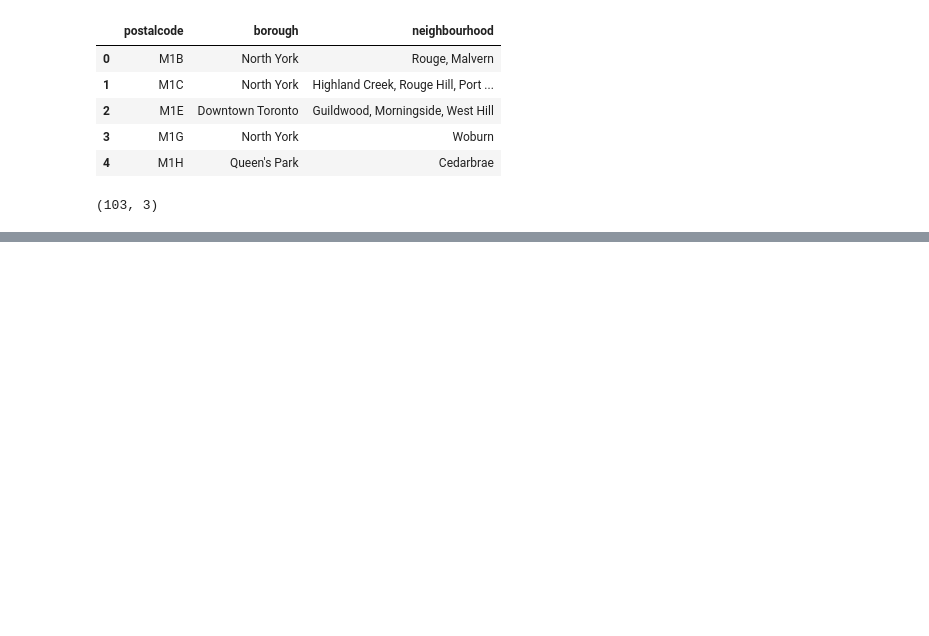
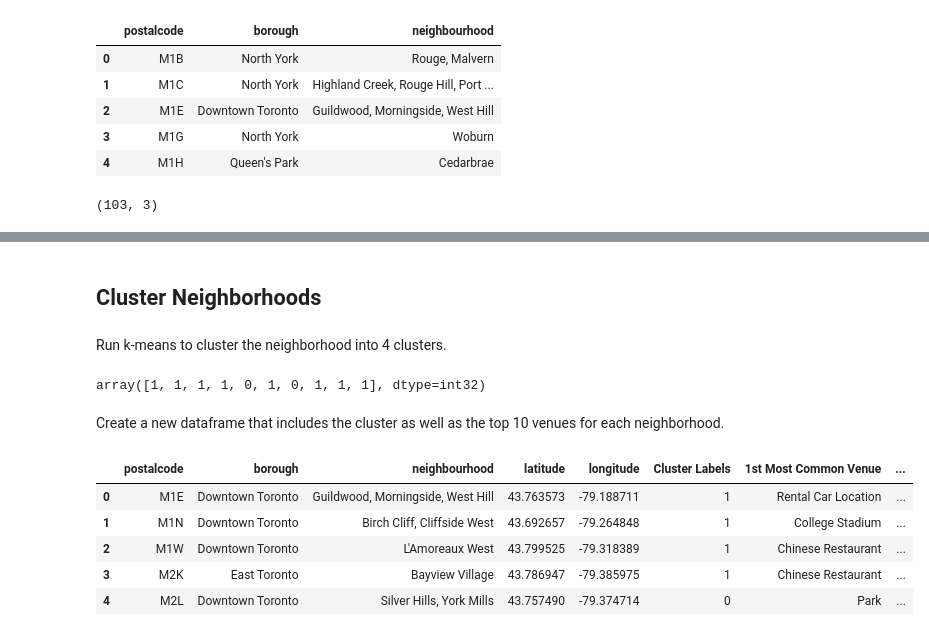
Before and after one commit to ThomVersteeg/Coursera_Capstone, a Jupyter notebook: capstone project week 3.ipynb, the cells around one changed output, grey strips where cells are left out. Saved outputs shown, nothing was run; the diff lists cells and outputs as text; code cells hidden in the pictures; blank space fills up the shorter version.

```diff
--- a/capstone project week 3.ipynb
+++ b/capstone project week 3.ipynb
@@ -132,0 +487,36 @@ SyntaxError: invalid syntax (<ipython-input-77-bcb757b897b4>, line 1)
+# %% [markdown]
+## Cluster Neighborhoods
+# %% [markdown]
+Run k-means to cluster the neighborhood into 4 clusters.
+# %%
+# set number of clusters
+kclusters = 4
+
+toronto_grouped_clustering = toronto_grouped.drop('neighbourhood', 1)
+
+# run k-means clustering
+kmeans = KMeans(n_clusters=kclusters, random_state=0).fit(toronto_grouped_clustering)
+
+# check cluster labels generated for each row in the dataframe
+kmeans.labels_[0:10]
+# %% [output]
+array([1, 1, 1, 1, 0, 1, 0, 1, 1, 1], dtype=int32)
+# %% [markdown]
+Create a new dataframe that includes the cluster as well as the top 10 venues for each neighborhood.
+# %%
+# add clustering labels
+neighbourhoods_venues_sorted.insert(0, 'Cluster Labels', kmeans.labels_)
+
+toronto_merged = toronto_data
+
+# merge toronto_grouped with toronto_data to add latitude/longitude for each neighborhood
+toronto_merged = toronto_merged.join(neighbourhoods_venues_sorted.set_index('neighbourhood'), on='neighbourhood')
+
+toronto_merged.head() # check the last columns!
+# %% [output]
+|  | postalcode | borough | neighbourhood | latitude | longitude | Cluster Labels | 1st Most Common Venue | ... |
+| 0 | M1E | Downtown Toronto | Guildwood, Morningside, West Hill | 43.763573 | -79.188711 | 1 | Rental Car Location | ... |
+| 1 | M1N | Downtown Toronto | Birch Cliff, Cliffside West | 43.692657 | -79.264848 | 1 | College Stadium | ... |
+| 2 | M1W | Downtown Toronto | L'Amoreaux West | 43.799525 | -79.318389 | 1 | Chinese Restaurant | ... |
+| 3 | M2K | East Toronto | Bayview Village | 43.786947 | -79.385975 | 1 | Chinese Restaurant | ... |
+| 4 | M2L | Downtown Toronto | Silver Hills, York Mills | 43.757490 | -79.374714 | 0 | Park | ... |
```
Also changed, not shown: parts of 47 cells of this notebook.
